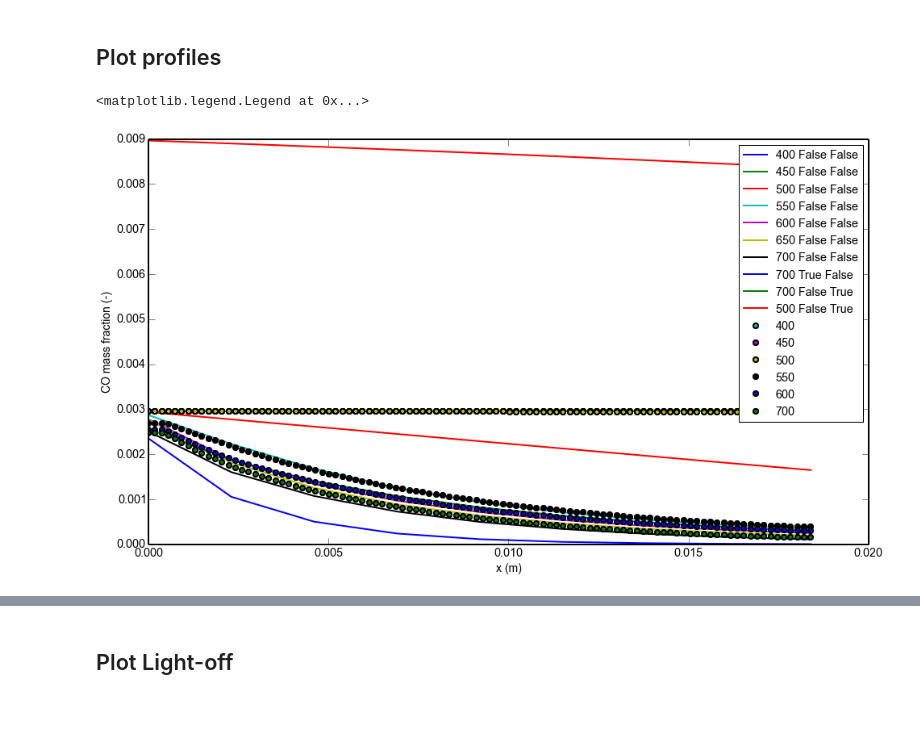
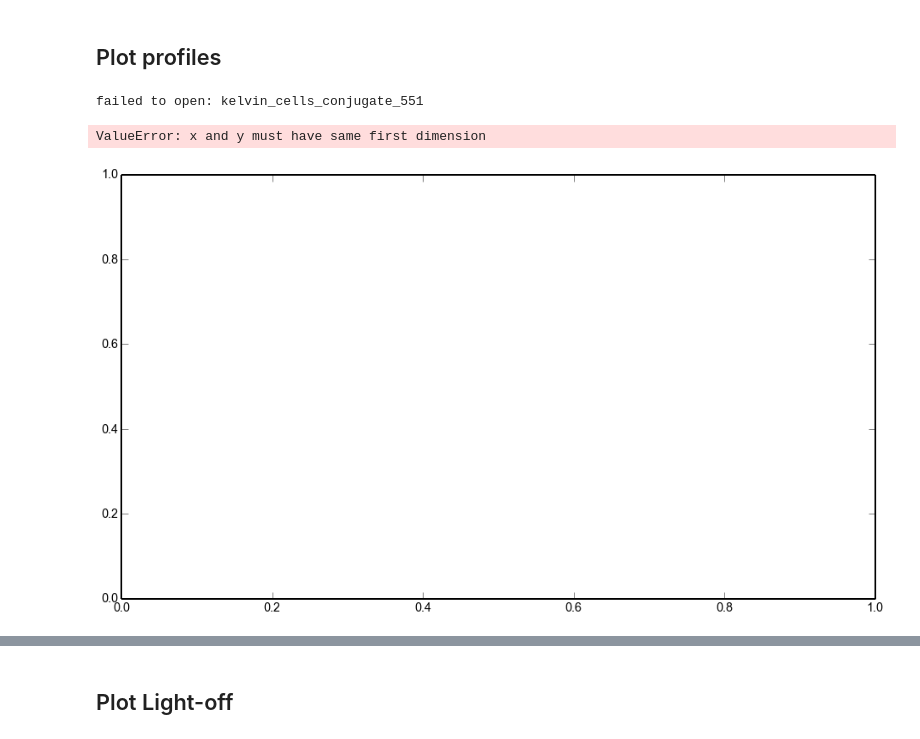
Before and after one commit to janvonrickenbach/sim-note-books, a Jupyter notebook: TabulationTest.ipynb, the cells around one changed output, grey strips where cells are left out. Saved outputs shown, nothing was run; the diff lists cells and outputs as text; code cells hidden in the pictures; blank space fills up the shorter version.

```diff
--- a/TabulationTest.ipynb
+++ b/TabulationTest.ipynb
@@ -105,7 +139,7 @@ def get_array(sim_list,func=None,var=None):
 
 def sh_number(sim,inflow_mf=False):
     gas = ca.import_phases(os.path.join(sim.info.local["sim_folder"],"cantera_input.cti"),["gas"])[0]
-    molefraction = [0.003,0.1,0.0,0.997]
+    molefraction = [0.003,0.1,0.0,0.897]
 
     gas.TPX = [sim.sim_info["temperature"], 1E5, molefraction]
     sh_numbers = []
@@ -504,3 +904,7 @@ Job <71358840> is being terminated
+# %%
+sim  = filter_simulations(sims,**current_sim)
+
+write_pvd_file(sim[0])
 # %% [markdown]
 ## Get processsed results
 # %%
@@ -533,0 +1195,15 @@ for sim in filter_simulations(sims):
+# %%
+figs,axs = get_figs(4)
+
+local_sims =  filter_simulations(sims,temperature=300,geometry="honeycomb") #+  filter_simulations(sims,temperature=300,cond="ceramic",geometry="kelvin",dt=200)
+
+for sim,co in zip(local_sims,color):
+    plot_sim(sim,co,figs,axs,plot_time=4999,clear=False,tmax=700,ncol=1)
+
+
+extension = ".png"
+names = ["spatial_different_lambda","T_over_time","time_CO_different_lambda_with_foam","dummy"]
+
+for name, fig in zip(names,figs):
+    fig.tight_layout()
+    fig.savefig(os.path.join("pics_3",name+extension))
@@ -533,0 +1215,5 @@ for sim in filter_simulations(sims):
+# %%
+figs2, axs2 = get_figs(4)
+
+for sim,co in zip(filter_simulations(sims,dt=50,group="paper_sims",steady=False,cond="fine"),color):
+    plot_sim(sim,co,figs2,axs2,plot_time=100)
@@ -534,32 +1226,36 @@ for sim in filter_simulations(sims):
 # %% [markdown]
 ## Plot profiles
 # %%
+plot_filter = {"steady":True,"conj":True,"inf":False,"onecell":False}
+
 x_coord = np.linspace(0,8*0.0023,9)
 fig = pl.figure(figsize=(16,9))
 ax = fig.add_subplot(1,1,1)
-for sim in filter_simulations(sims,steady=True):
+for sim in filter_simulations(sims,**plot_filter):
     try:
         sim.result["mf_avg"] =   [(item[0]["massflow_t_CO"]/item[0]["massflow"])[0] for item in sim.data]
         sh_number(sim,inflow_mf=True)
     except:
         print("failed to open: " + sim.info.local["jobname"])
         continue
 
     #pl.plot(data_dict["arc_length"],data_dict["CO"],label="Wall mass fraction")
     prop_list = ["temperature","inf","conj"]
     label = " ".join([str(sim.sim_info[prop]) for prop in prop_list])
-    pl.plot(x_coord,sim.result["mf_avg"],label=label)
+    ax.plot(x_coord,sim.result["mf_avg"],label=label)
 
-plot_temp = [sim.sim_info["temperature"] for sim in sims]
+plot_temp = [sim.sim_info["temperature"] for sim in filter_simulations(sims,**plot_filter)]
+print plot_temp
 
-sim_to_plot = filter_simulations(sim_list_py,cov_CO=1,wc_geo_area=100,dp=10,sh_number=8000,wc_thickness=100)
+sim_to_plot = filter_simulations(sim_list_py,wc_geo_area=100,dp=10,sh_number=8000,wc_thickness=100,cov_CO=1,vel=2.0)
 for sim in it.ifilterfalse(lambda sim:sim.sim_info["temperature"] not in plot_temp,sim_to_plot):
     pl.plot(sim.wc_data["coords"],sim.wc_data["CO"],'o',label=sim.sim_info["temperature"])
 
 ax = pl.gca()
 ax.set_xlabel("x (m)")
 ax.set_ylabel("CO mass fraction (-)")
 ax.legend()
 # %% [output]
-<matplotlib.legend.Legend at 0x...>
+failed to open: kelvin_cells_conjugate_551
+ValueError: x and y must have same first dimension
-[figure, old version]
+[figure, new version]
```
Also changed, not shown: parts of 53 cells of this notebook, 2 other files.
